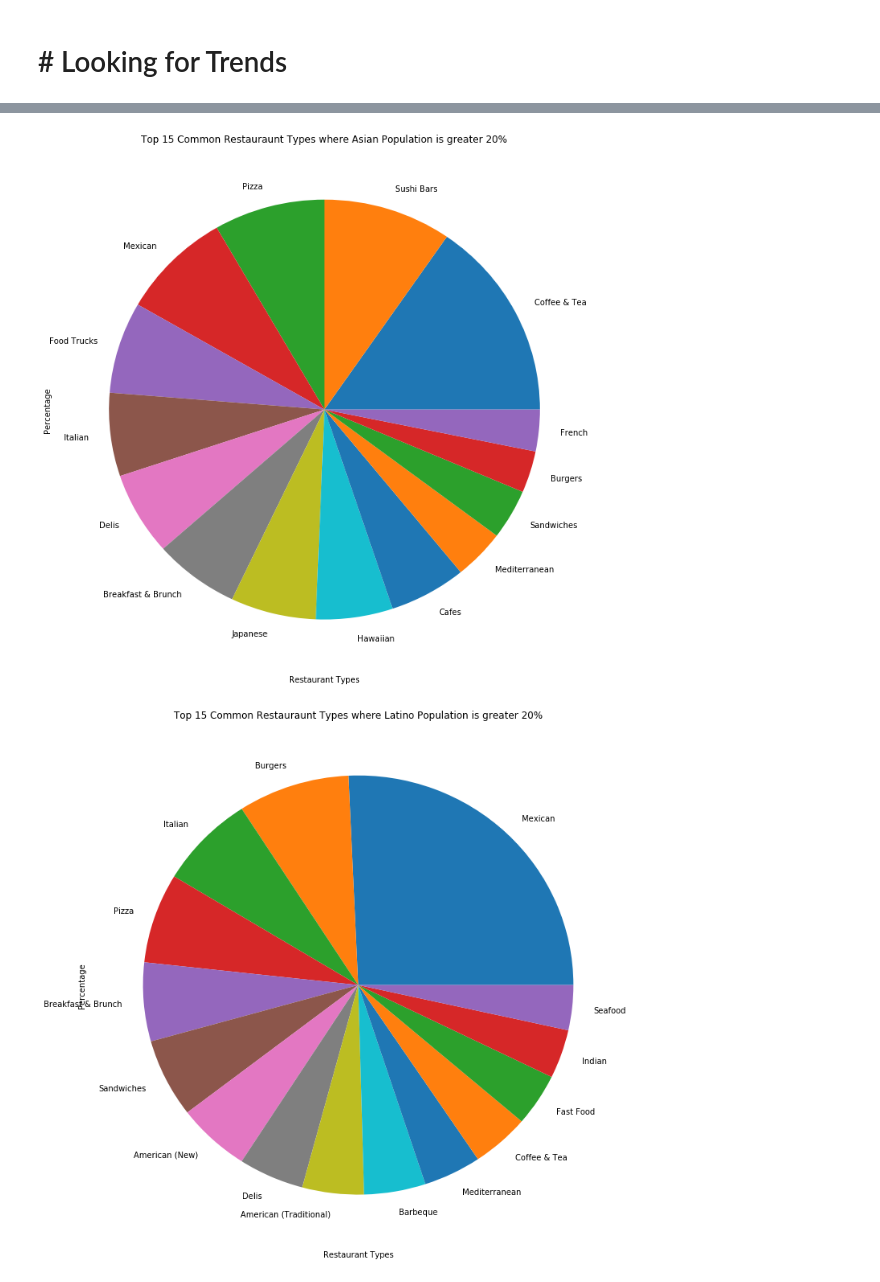
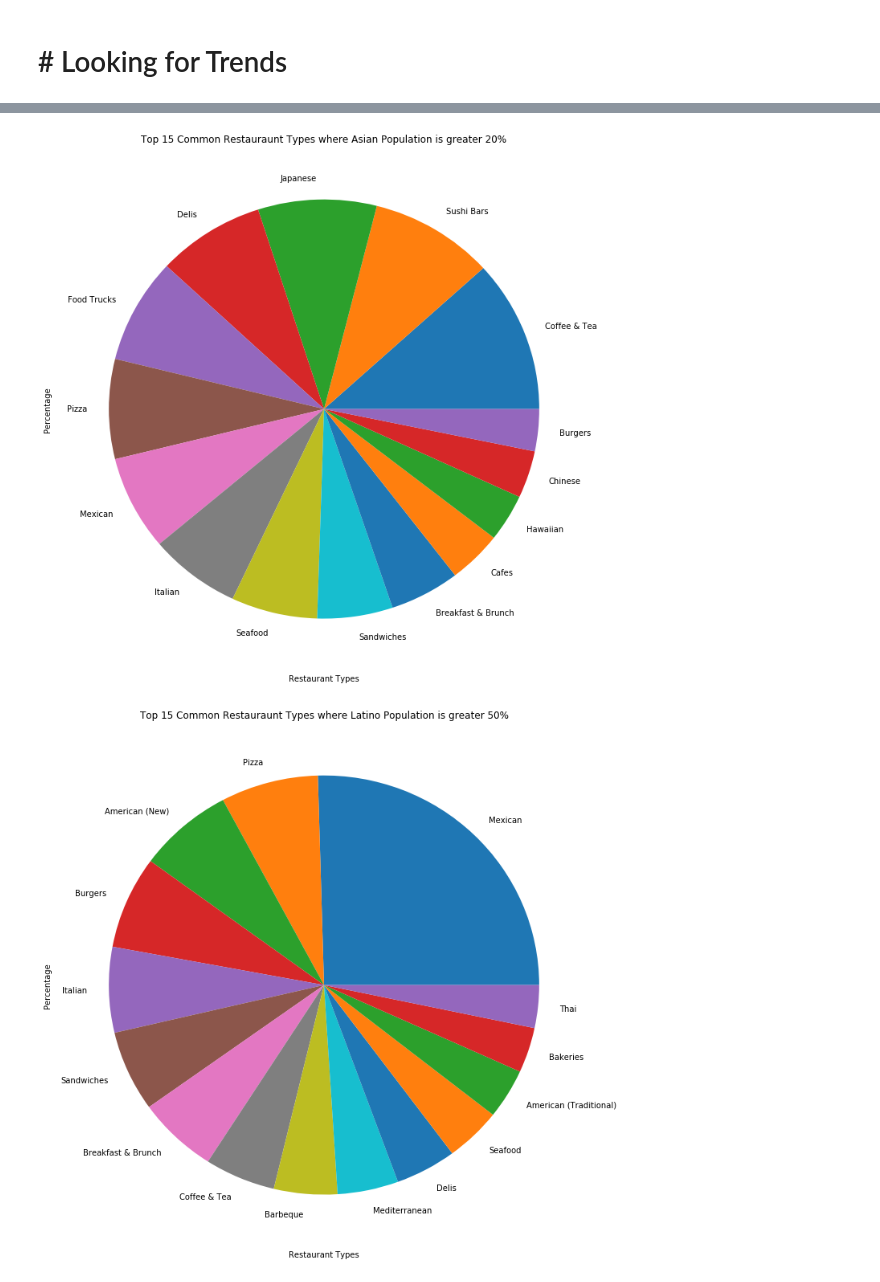
Before and after one commit to mlee0416/Dolphin-Rebels-, a Jupyter notebook: Census Analysis.ipynb, the cells around one changed output, grey strips where cells are left out. Cells and saved outputs as stored; diff of their text form; code cells hidden in the pictures.

```diff
--- a/Census Analysis.ipynb
+++ b/Census Analysis.ipynb
@@ -250,7 +250,7 @@ SEARCH_PATH = '/v3/businesses/search'
 BUSINESS_PATH = '/v3/businesses/'  # Business ID will come after slash.
 
 Default_Term="restaurant"
-Limit_Count=30
+Limit_Count=50
 # %%
 #define function to pull information from yelp
 def request(host, path, api_key, url_params=None):
@@ -603,4 +707,6 @@ plt.show()
 # %%
+#charting popular restaurant types in counties where asian population is greater than 20%
+
 div_df=Asian_County_Yelp_df.groupby("Type")
 div=div_df["County"].count()
 div=div.sort_values(ascending=False)
@@ -621,26 +727,27 @@ chart_diverse.set_ylabel("Percentage")
 chart_diverse.set_title("Top 15 Common Restauraunt Types where Asian Population is greater 20%")
 plt.show()
 # %% [output]
-[figure, old version]
+[figure, new version]
 # %%
+#charting popular restaurant types in counties where latino's are greater than 50% of population
 div_df=Latino_County_Yelp_df.groupby("Type")
 div=div_df["County"].count()
 div=div.sort_values(ascending=False)
 div=div/div.sum()
 div=pd.DataFrame(div)
 div=div.iloc[0:15]
 # div=div.loc[div["County"]>=0.02]
 total=div["County"].sum()
 div=div["County"]/total
 div=pd.DataFrame(div)
 
 
 
 chart_diverse=div["County"].plot(kind='pie',figsize=(12,12))
 
 chart_diverse.set_xlabel("Restaurant Types")
 chart_diverse.set_ylabel("Percentage")
-chart_diverse.set_title("Top 15 Common Restauraunt Types where Latino Population is greater 20%")
+chart_diverse.set_title("Top 15 Common Restauraunt Types where Latino Population is greater 50%")
 plt.show()
 # %% [output]
-[figure, old version]
+[figure, new version]
```
Also changed, not shown: parts of 15 cells of this notebook.
